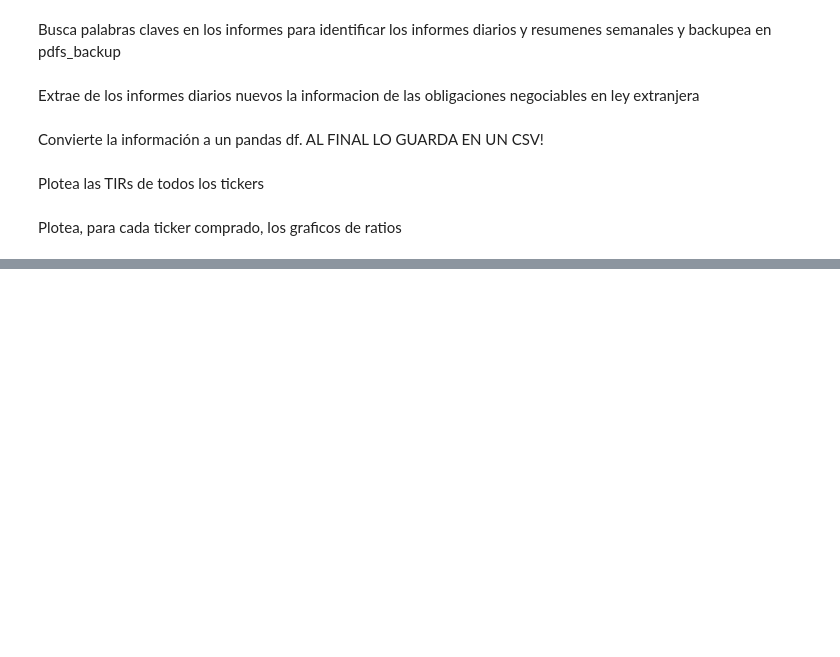
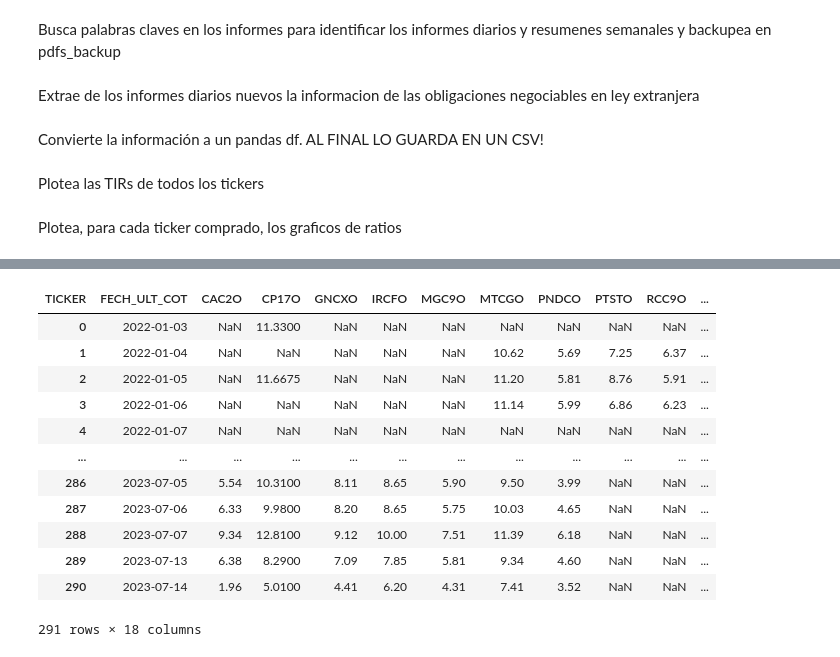
Before and after one commit to SantiCiri/ONs_by_ratios, a Jupyter notebook: ons.ipynb, the cells around one changed output, grey strips where cells are left out. Drawn from its saved outputs; the diff is of its cells as text; code cells hidden in the pictures; blank space fills up the shorter version.

```diff
--- a/ons.ipynb
+++ b/ons.ipynb
@@ -248,6 +245,8 @@ for file in files:
 # %% [markdown]
 Plotea las TIRs de todos los tickers
 # %%
+today=date.today().strftime("%d-%m-%Y")
+csv_name=f"cotizaciones_historicas_al_{today}.csv"
 master_df=pd.read_csv(csv_name)
 
 # Custom mapping for Spanish month names
@@ -273,8 +272,8 @@ master_df['FECH_ULT_COT'] = pd.to_datetime(master_df['FECH_ULT_COT'], format='%d
 # Elimina el último carácter de cada valor en la columna 'TIR_ANUAL' para eliminar el símbolo de porcentaje
 master_df['TIR_ANUAL'] = master_df['TIR_ANUAL'].str[:-1]
 # Convierte los valores en la columna 'TIR_ANUAL' a números de punto flotante (float), y asigna None a los valores vacíos o nulos
-master_df['TIR_ANUAL'] = master_df['TIR_ANUAL'].apply(lambda x: float(x) if x else None)
+master_df['TIR_ANUAL'] = master_df['TIR_ANUAL'].apply(lambda x: float(x) if (x and x!="**") else None)
 # Crea un gráfico de dispersión utilizando los datos del DataFrame 'master_df', utilizando la columna 'FECH_ULT_COT' como eje x, la columna 'TIR_ANUAL' como eje y, y la columna 'TICKER' para asignar colores a los puntos en el gráfico
-fig = px.scatter(master_df, x='FECH_ULT_COT', y="TIR_ANUAL",color="TICKER")
+fig = px.scatter(master_df, x='FECH_ULT_COT', y="TIR_ANUAL",color="TICKER",)
 # Show the plot
 fig.show()
@@ -286,3 +297,43 @@ comprado=["YCA6O"]
+# %%
+#agarra el df de antes (el master que tiene toda la info de los tickers historicos y hace una pivot donde pone los tickers en las columnas, las fechas en las filas y los valores de tir en los valores)
+tirs=pd.pivot_table(master_df, values="TIR_ANUAL", index="FECH_ULT_COT", columns="TICKER", aggfunc='mean', fill_value=None).reset_index()
+
+#Para cada ticker
+for ticker in tickers:
+        #crea un df vacio que solo tiene la columna FECH_ULT_COT
+        cocientes=pd.DataFrame(columns=["FECH_ULT_COT"])
+        #Y la llena con las fechas de las que tenemos informacion de tirs
+        cocientes["FECH_ULT_COT"]=tirs["FECH_ULT_COT"]
+        #Crea una columna llamada ticker/ticker_comprado que contiene ese cociente
+        cocientes[f"TIR"]=tirs[ticker]
+        # Calcula el promedio del cociente
+        cocientes['Mean']= cocientes["TIR"].mean()
+        # Calcula la media + 2 desvios estándar
+        cocientes['Mean-2DE']= cocientes['Mean']- (2 * cocientes["TIR"].std())
+        # Calcula la media - 2 desvios estándar
+        cocientes['Mean+2DE']= cocientes['Mean'] + (2 * cocientes["TIR"].std())
+        df["FECH_ULT_COT"]=pd.to_datetime(df['FECH_ULT_COT'])
+        #Si el cociente de hoy es mas grande que el promedio historico + 2 DE, entonces imprime una alerta en el titulo del gráfico
+        if cocientes["TIR"].iloc[-1]>cocientes['Mean+2DE'].iloc[-1] and today in df['FECH_ULT_COT'].dt.date.values:
+            alert="###### OPORTUNIDAD DE COMPRA ###### OPORTUNIDAD DE COMPRA ###### OPORTUNIDAD DE COMPRA ######"
+            fig = px.scatter(cocientes, x='FECH_ULT_COT', y=['Mean-2DE','Mean+2DE',"TIR"],title=f"{ticker}    {alert}")
+            fig.show()
+# %%
+tirs
+# %% [output]
+| TICKER | FECH_ULT_COT | CAC2O | CP17O | GNCXO | IRCFO | MGC9O | MTCGO | PNDCO | PTSTO | RCC9O | ... |
+| 0 | 2022-01-03 | NaN | 11.3300 | NaN | NaN | NaN | NaN | NaN | NaN | NaN | ... |
+| 1 | 2022-01-04 | NaN | NaN | NaN | NaN | NaN | 10.62 | 5.69 | 7.25 | 6.37 | ... |
+| 2 | 2022-01-05 | NaN | 11.6675 | NaN | NaN | NaN | 11.20 | 5.81 | 8.76 | 5.91 | ... |
+| 3 | 2022-01-06 | NaN | NaN | NaN | NaN | NaN | 11.14 | 5.99 | 6.86 | 6.23 | ... |
+| 4 | 2022-01-07 | NaN | NaN | NaN | NaN | NaN | NaN | NaN | NaN | NaN | ... |
+| ... | ... | ... | ... | ... | ... | ... | ... | ... | ... | ... | ... |
+| 286 | 2023-07-05 | 5.54 | 10.3100 | 8.11 | 8.65 | 5.90 | 9.50 | 3.99 | NaN | NaN | ... |
+| 287 | 2023-07-06 | 6.33 | 9.9800 | 8.20 | 8.65 | 5.75 | 10.03 | 4.65 | NaN | NaN | ... |
+| 288 | 2023-07-07 | 9.34 | 12.8100 | 9.12 | 10.00 | 7.51 | 11.39 | 6.18 | NaN | NaN | ... |
+| 289 | 2023-07-13 | 6.38 | 8.2900 | 7.09 | 7.85 | 5.81 | 9.34 | 4.60 | NaN | NaN | ... |
+| 290 | 2023-07-14 | 1.96 | 5.0100 | 4.41 | 6.20 | 4.31 | 7.41 | 3.52 | NaN | NaN | ... |
+291 rows × 18 columns
 # %%
 cocientes=pd.DataFrame(columns=["FECH_ULT_COT"])
 #agarra el df de antes (el master que tiene toda la info de los tickers historicos y hace una pivot donde pone los tickers en las columnas, las fechas en las filas y los valores de tir en los valores)
```
Also changed, not shown: parts of 7 cells of this notebook, 5 other files.
